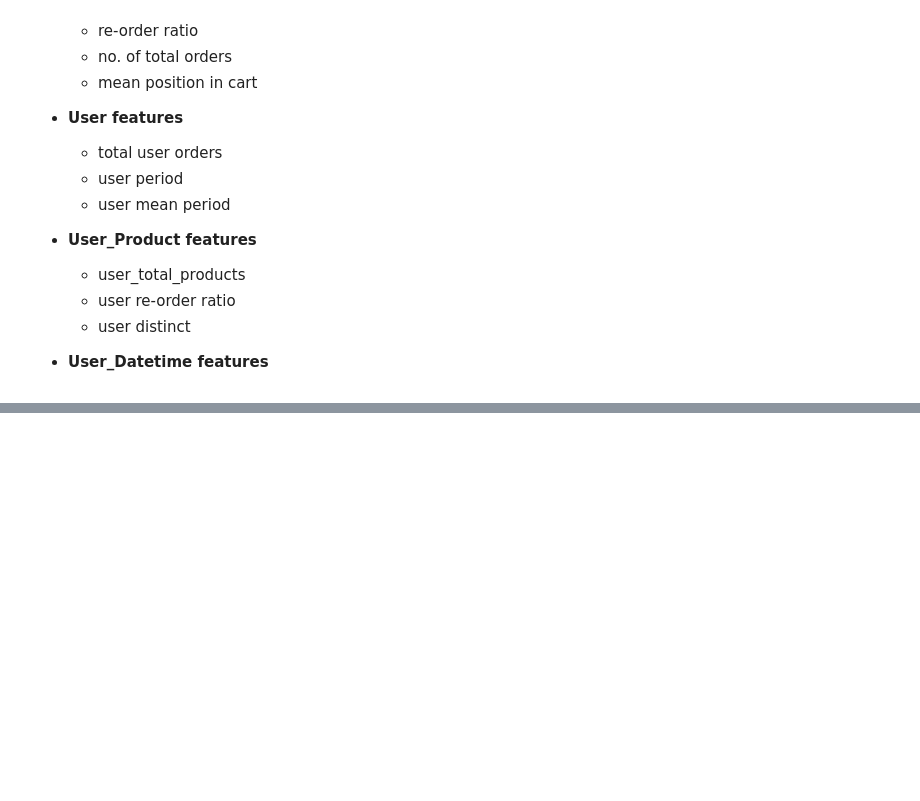
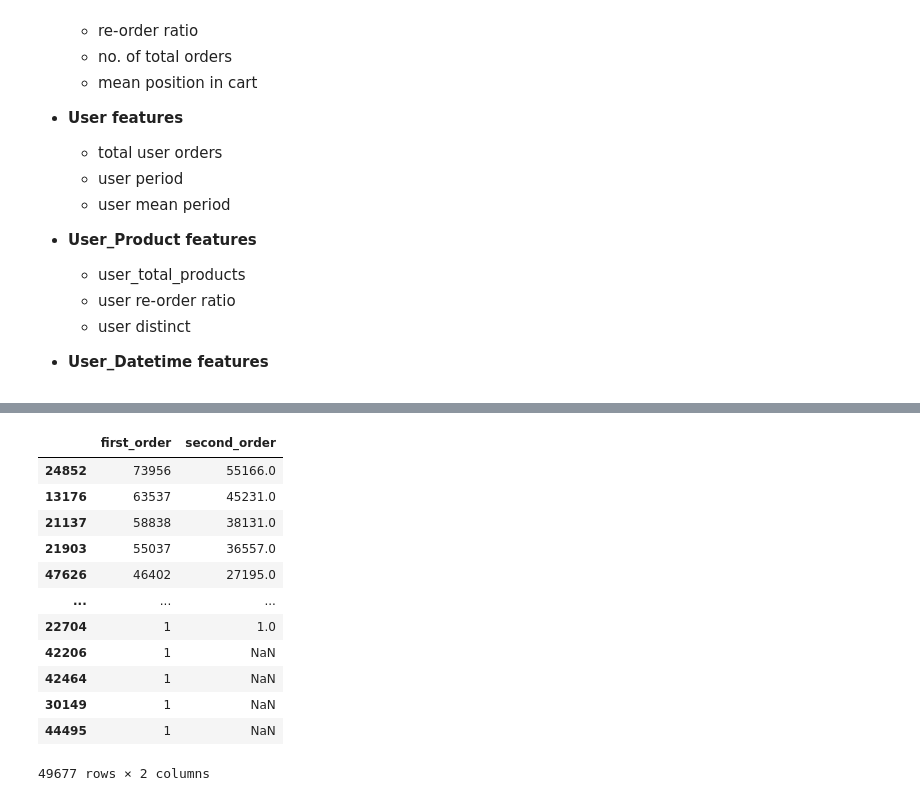
Before and after one commit to brandmend/Instacart_Basket_Prediction_Analysis, a Jupyter notebook: Instacart_Basket_Analysis_EDA.ipynb, the cells around one changed output, grey strips where cells are left out. Cells and saved outputs as stored; diff of their text form; code cells hidden in the pictures; blank space fills up the shorter version.

```diff
--- a/Instacart_Basket_Analysis_EDA.ipynb
+++ b/Instacart_Basket_Analysis_EDA.ipynb
@@ -475,0 +502,5 @@ product_features = orders_products.sort_values(by=['user_id','order_number','pro
+# %%
+# > df["Order"] = df.groupby("PersonID").cumcount() + 1
+
+
+orders_products['product_order_freq'] = orders_products.groupby(['user_id','product_id']).cumcount() + 1
@@ -475,0 +548,16 @@ product_features = orders_products.sort_values(by=['user_id','order_number','pro
+# %%
+first_second_orders
+# %% [output]
+|  | first_order | second_order |
+| 24852 | 73956 | 55166.0 |
+| 13176 | 63537 | 45231.0 |
+| 21137 | 58838 | 38131.0 |
+| 21903 | 55037 | 36557.0 |
+| 47626 | 46402 | 27195.0 |
+| ... | ... | ... |
+| 22704 | 1 | 1.0 |
+| 42206 | 1 | NaN |
+| 42464 | 1 | NaN |
+| 30149 | 1 | NaN |
+| 44495 | 1 | NaN |
+49677 rows × 2 columns
```
Also changed, not shown: parts of 32 cells of this notebook.
